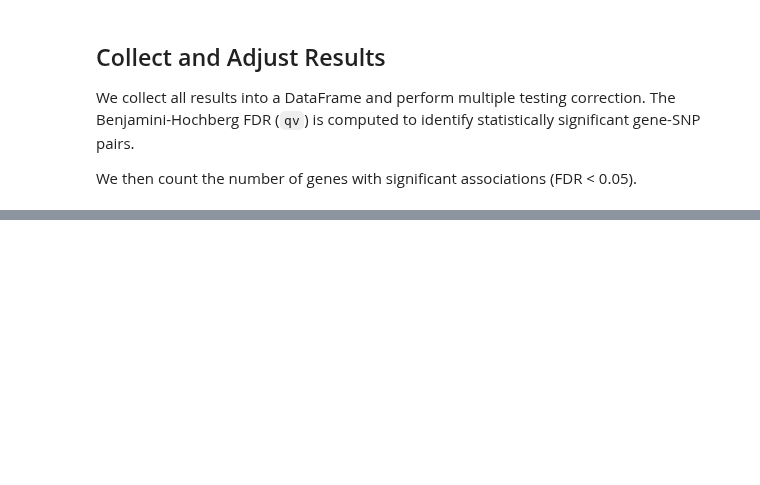
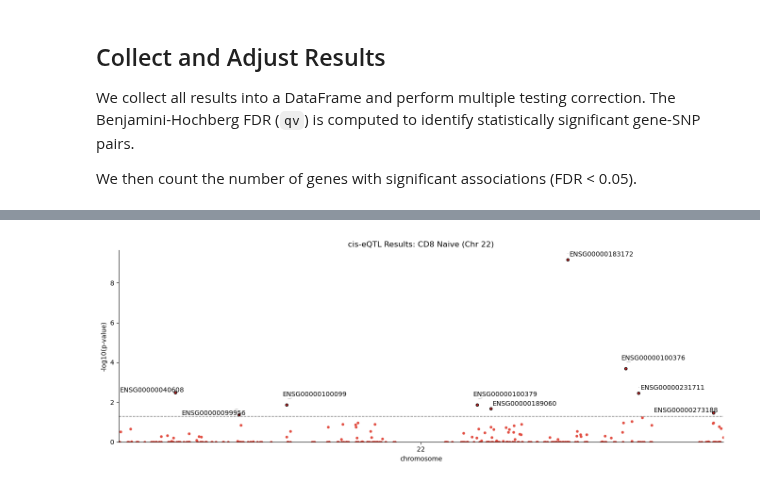
Before and after one commit to theislab/cellink, a Jupyter notebook: docs/tutorials/pseudobulk_eqtl.ipynb, the cells around one changed output, grey strips where cells are left out. Cells and saved outputs as stored; diff of their text form; code cells hidden in the pictures; blank space fills up the shorter version.

```diff
--- a/docs/tutorials/pseudobulk_eqtl.ipynb
+++ b/docs/tutorials/pseudobulk_eqtl.ipynb
@@ -305,0 +272,16 @@ rdf["qv"] = fdrcorrection(rdf["pv_adj"])[1]
+# %%
+# Prepare data with gene positions for Manhattan plot
+manhattan_df = rdf.merge(dd.C.var[[GAnn.start, GAnn.chrom]], left_on="egene", right_index=True)
+manhattan_df = manhattan_df.rename(columns={GAnn.start: "pos"})
+
+fig = cl.pl.manhattan(
+    manhattan_df,
+    pval_col="pv_adj",
+    chromosome_col=GAnn.chrom,
+    position_col="pos",
+    significance_threshold=0.05,
+    label_column="egene",
+    title=f"cis-eQTL Results: {cell_type} (Chr {chrom})",
+    figsize=(14, 5),
+)
+# %% [output]
@@ -305,0 +289 @@ rdf["qv"] = fdrcorrection(rdf["pv_adj"])[1]
+[figure, added]
```
Also changed, not shown: parts of 19 cells of this notebook, 15 other files.
